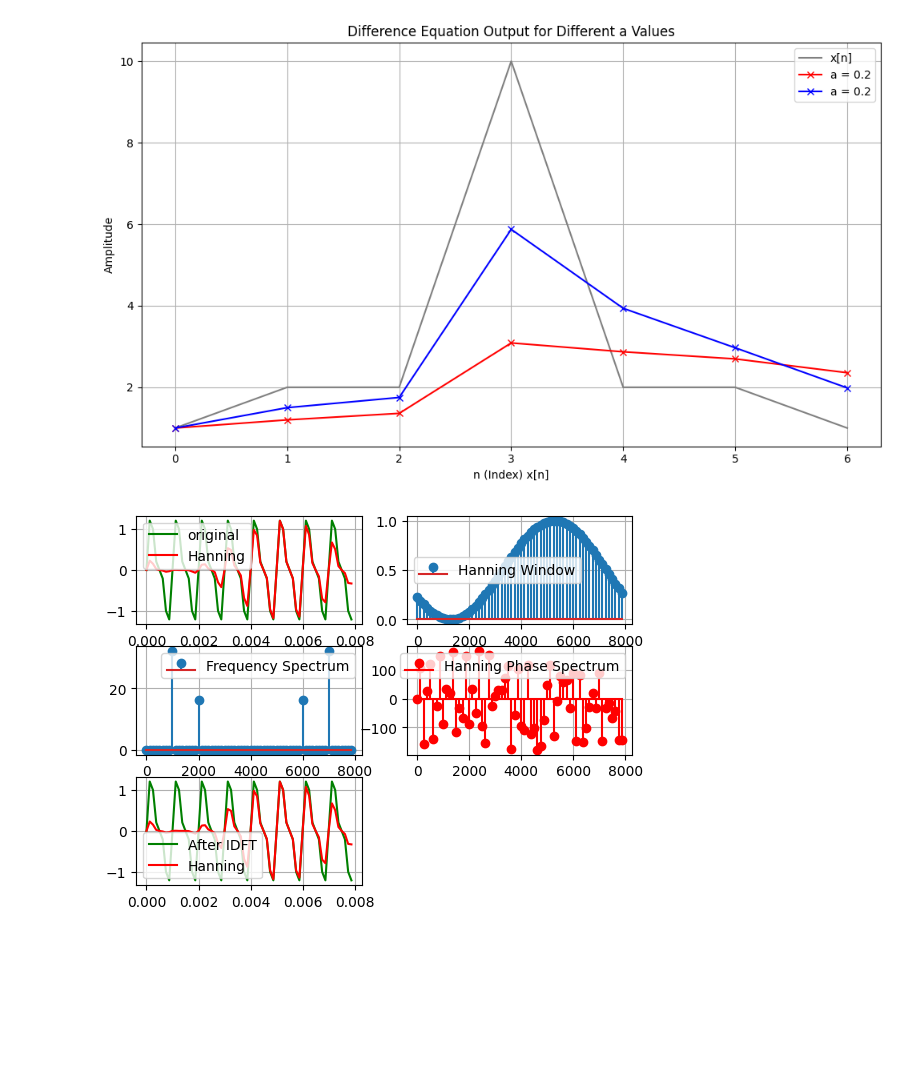
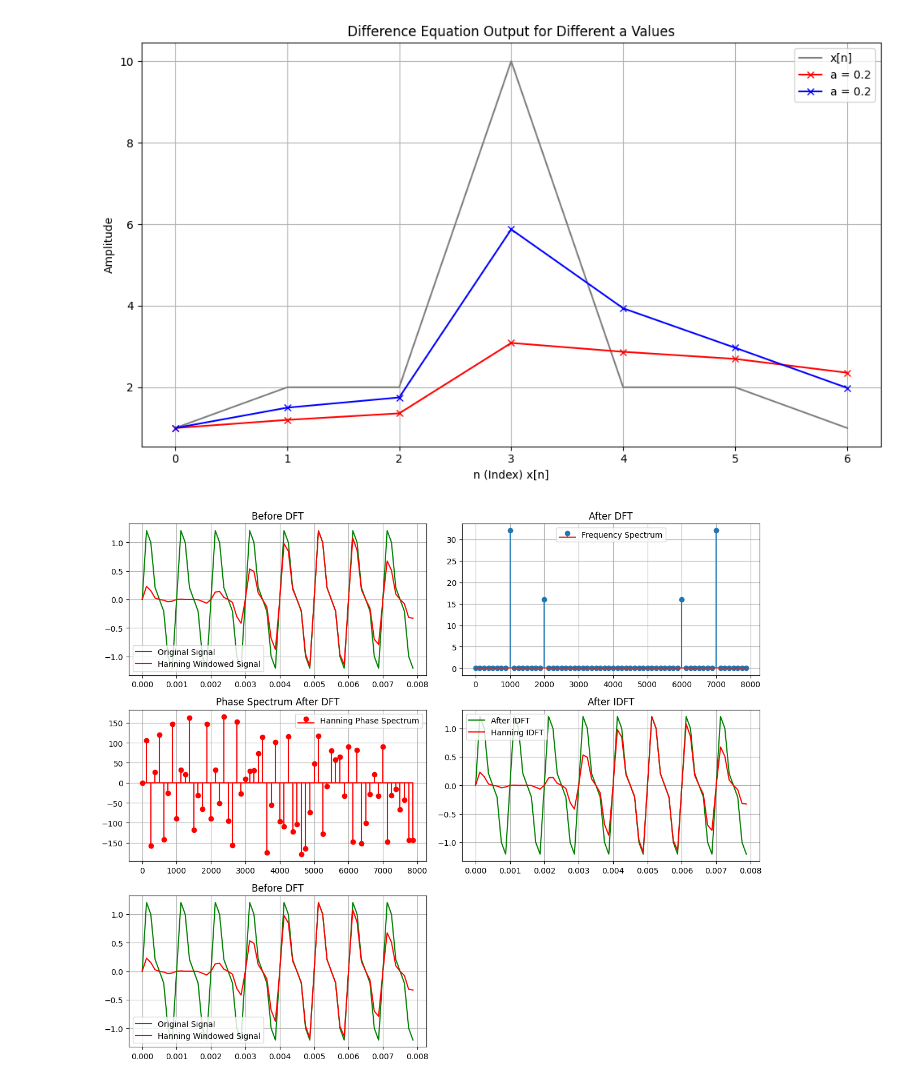
Before and after one commit to s-a-sakib/DSP-Lab-Solve, a Jupyter notebook: Practice/Practice.ipynb, the cells around one changed output. Saved outputs shown, nothing was run; the diff lists cells and outputs as text; code cells hidden in the pictures; blank space fills up the shorter version.

```diff
--- a/Practice/Practice.ipynb
+++ b/Practice/Practice.ipynb
@@ -346,82 +346,79 @@ plt.show()
 # %% [output]
 [figure]
 # %%
+"""DFT of xa(t)=sin(2π⋅1000t)+0.5sin(2π⋅2000t+4π). Also IDFT. DFT with window + window function realization."""
 import numpy as np
 import matplotlib.pyplot as plt
-
 N = 64
 n = np.arange(N)
 fs = 8000
 t = n/fs
-
 def xa(t):
-    return np.sin(2000*np.pi*t)+0.5*np.sin(4000*np.pi*t+4*np.pi)
+    return np.sin(2000 * np.pi * t) + 0.5 * np.sin(4000 * np.pi * t + 4 * np.pi)
 def hanning(N):
-     return 0.5*(1-np.cos(2*np.pi*np.arange(N)/N-1))
-
+    return 0.5 * (1 - np.cos(2 * np.pi * np.arange(N) / (N - 1)))
 def dft(x):
     N = len(x)
-    X = np.zeros(N,dtype=complex)
+    X = np.zeros(N, dtype=complex)
     for k in range(N):
-         for n in range(N):
-              X[k]+=x[n]*np.exp(-2j*np.pi*k*n/N)
+        for n in range(N):
+            X[k] += x[n] * np.exp(-2j * np.pi * k * n / N)
     return X
-
 def idft(X):
     N = len(X)
-    x = np.zeros(N,dtype=complex)
-    for n in range (N):
-          for k in range(N):
-               x[n]+=X[k]*np.exp(2j*np.pi*k*n/N)
-          x[n] /= N
+    x = np.zeros(N, dtype=complex)
+    for n in range(N):
+        for k in range(N):
+            x[n] += X[k] * np.exp(2j * np.pi * k * n / N)
+        x[n] /= N
     return x
 
-freq = np.arange(N)*fs/N
+freq = np.arange(N) * fs / N
 x = xa(t)
-
 x_hanning = hanning(N)
-hanning_x = x*x_hanning
-
+hanning_x = x * x_hanning
 x_dft = dft(x)
 x_hanning_dft = dft(hanning_x)
-
 x_idft = idft(x_dft)
 x_idft_hanning = idft(x_hanning_dft)
 
-plt.subplot(3,2,1)
-plt.plot(t,x,label="original",color="g")
-plt.plot(t,hanning_x,label="Hanning",color="r")
-# plt.title("Before DFT")
+plt.figure(figsize=(12, 10))
+
+plt.subplot(3, 2, 1)
+plt.plot(t, x, label="Original Signal", color="g")
+plt.plot(t, hanning_x, label="Hanning Windowed Signal", color="r")
+plt.title("Before DFT")
 plt.grid(True)
 plt.legend()
 
-plt.subplot(3,2,2)
-plt.stem(freq,x_hanning,label="Hanning Window")
-# plt.title("Hanning Window")
+plt.subplot(3, 2, 2)
+plt.stem(freq, abs(x_dft), label="Frequency Spectrum")
+plt.title("After DFT")
 plt.grid(True)
 plt.legend()
 
-plt.subplot(3,2,3)
-plt.stem(freq,abs(x_dft),label="Frequency Spectrum")
-# plt.title("After DFT")
+plt.subplot(3, 2, 3)
+plt.stem(freq, np.angle(x_hanning_dft, deg=True), label="Hanning Phase Spectrum", linefmt="r", basefmt="r", markerfmt="r")
+plt.title("Phase Spectrum After DFT")
 plt.grid(True)
 plt.legend()
 
-plt.subplot(3,2,4)
-plt.stem(freq,np.angle(x_hanning_dft,deg=True),label="Hanning Phase Spectrum",linefmt="r",basefmt="r",markerfmt="r")
-# plt.title("After DFT")
+plt.subplot(3, 2, 4)
+plt.plot(t, x_idft, label="After IDFT", color="g")
+plt.plot(t, x_idft_hanning, label="Hanning IDFT", color="r")
+plt.title("After IDFT")
 plt.grid(True)
 plt.legend()
 
-plt.subplot(3,2,5)
-plt.plot(t,x_idft,label="After IDFT",color="g")
-plt.plot(t,x_idft_hanning,label="Hanning",color="r")
-# plt.title("Before DFT")
+plt.subplot(3, 2, 5)
+plt.plot(t, x, label="Original Signal", color="g")
+plt.plot(t, hanning_x, label="Hanning Windowed Signal", color="r")
+plt.title("Before DFT")
 plt.grid(True)
 plt.legend()
-
+plt.tight_layout()
 plt.show()
 # %% [output]
-[figure, old version]
+[figure, new version]
 # %%
 """DFT of xa(t)=sin(2π⋅1000t)+0.5sin(2π⋅2000t+4π). Also IDFT. DFT with window + window function realization."""
```
Also changed, not shown: parts of 1 cell of this notebook.
